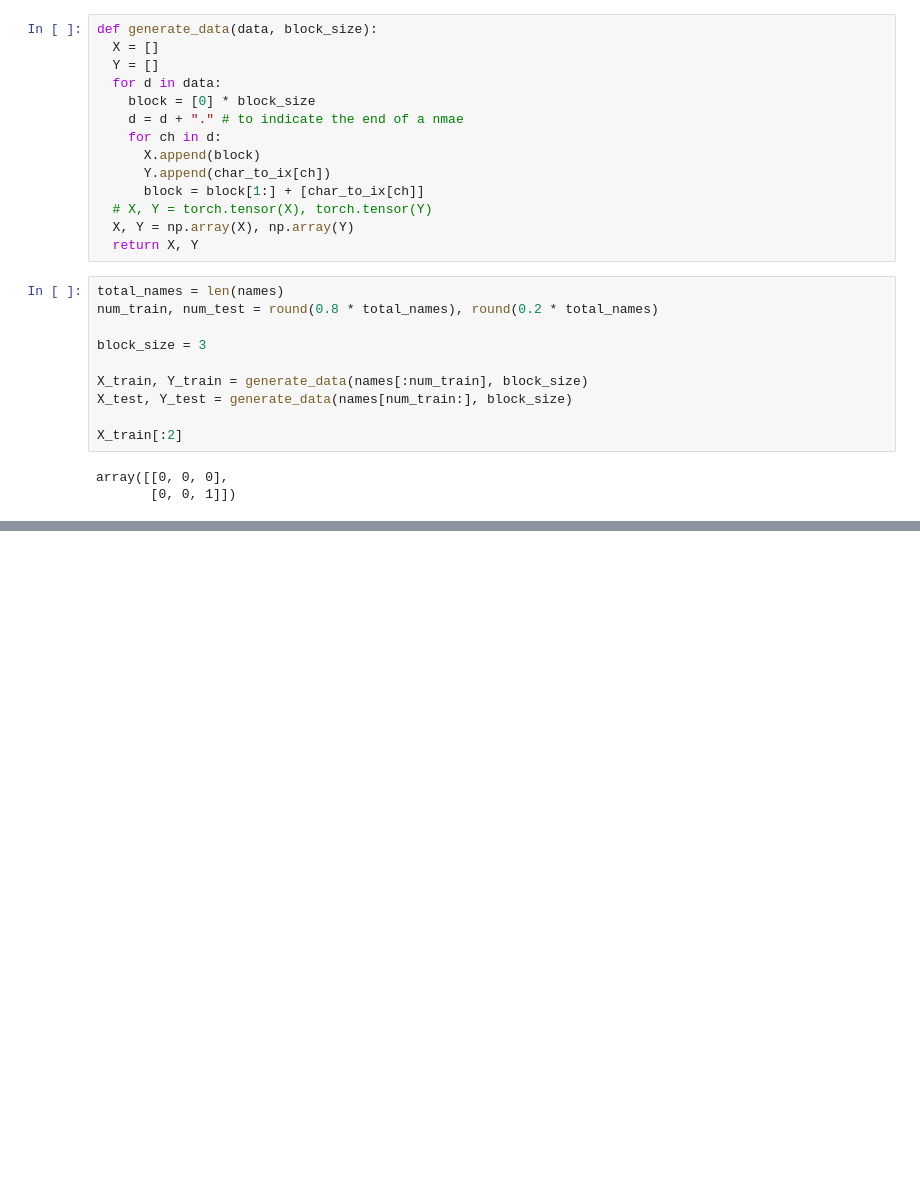
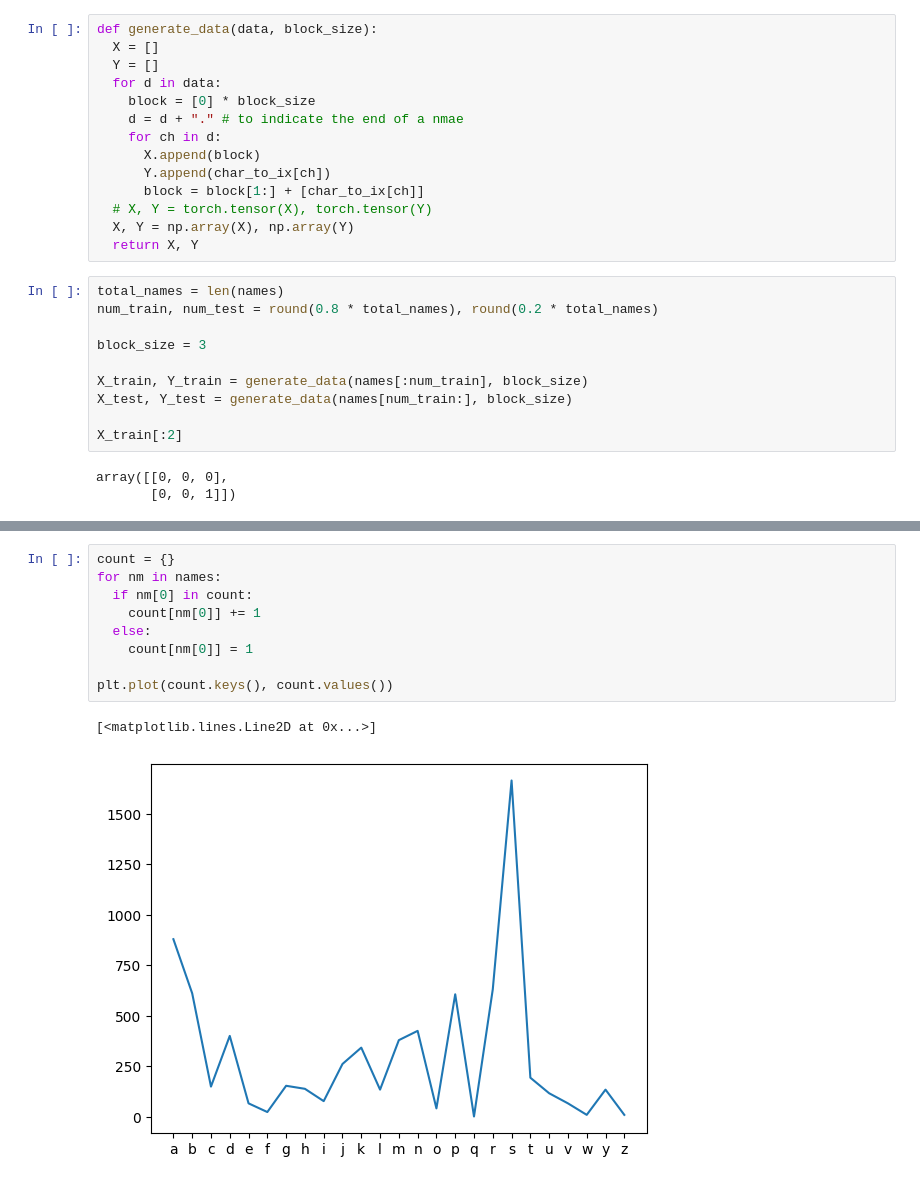
Before and after one commit to BirajAd/raw-ai, a Jupyter notebook: name_gen.ipynb, the cells around one changed output, grey strips where cells are left out. Drawn from its saved outputs; the diff is of its cells as text; blank space fills up the shorter version.

```diff
--- a/name_gen.ipynb
+++ b/name_gen.ipynb
@@ -231,0 +256,12 @@ nesh
+# %%
+count = {}
+for nm in names:
+  if nm[0] in count:
+    count[nm[0]] += 1
+  else:
+    count[nm[0]] = 1
+
+plt.plot(count.keys(), count.values())
+# %% [output]
+[<matplotlib.lines.Line2D at 0x...>]
+[figure, added]
```
Also changed, not shown: parts of 5 cells of this notebook, 5 other files.
